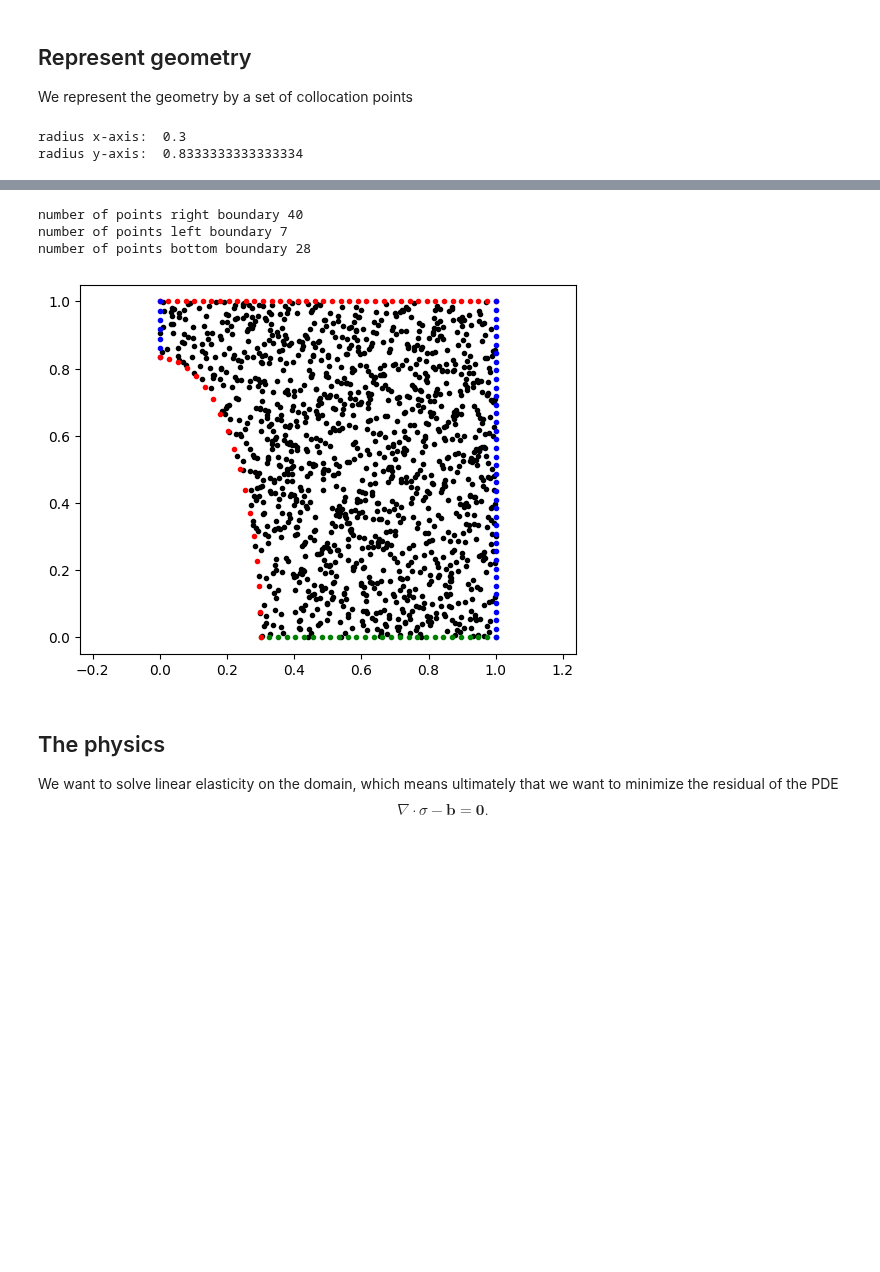
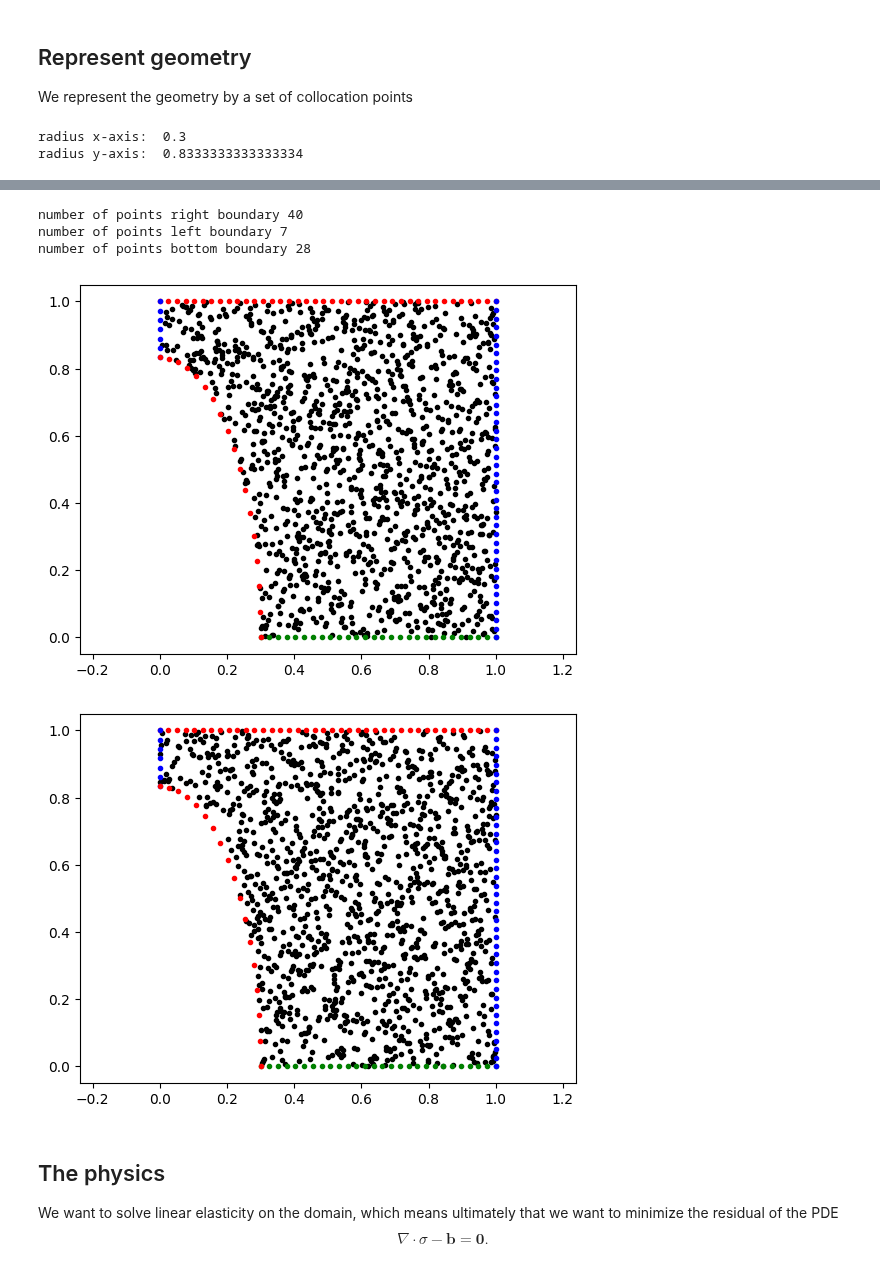
Before and after one commit to meyer-nils/numerical_examples, a Jupyter notebook: plate_hole_2d/ElliCHANGEDtorch.ipynb, the cells around one changed output, grey strips where cells are left out. Cells and saved outputs as stored; diff of their text form; code cells hidden in the pictures; blank space fills up the shorter version.

Commit message:
add test train split

```diff
--- a/plate_hole_2d/ElliCHANGEDtorch.ipynb
+++ b/plate_hole_2d/ElliCHANGEDtorch.ipynb
@@ -85,37 +85,41 @@ def set_boundaries(Re_x, Re_y, L, N):
     y_hole = torch.tensor(Re_y * np.sin(phi), requires_grad=True).float()
 
     #Frage an Nils: für was n_hole??
     n_hole = torch.tensor(np.stack([-np.cos(phi), -np.sin(phi)]).T).float()
 
     print("number of points right boundary", N)
     print("number of points left boundary", ceil(N*(1-Re_y)))
     print("number of points bottom boundary", ceil(N*(1-Re_x)))
-    return x_top, y_top, x_right, y_right, x_left, y_left, x_bottom, y_bottom, x_hole, y_hole, n_hole
+    return [x_top, y_top, x_right, y_right, x_left, y_left, x_bottom, y_bottom, x_hole, y_hole, n_hole]
 
 def plot_plate_with_hole(x_collo, y_collo,x_top, y_top, x_right, y_right, x_left, y_left, x_bottom, y_bottom, x_hole, y_hole):
     # Visualize geometry (Dirichlet blue, Neumann red)
     plt.plot(x_collo.detach(), y_collo.detach(), ".k")
     plt.plot(x_top.detach(), y_top.detach(), ".r")
     plt.plot(x_bottom, y_bottom, ".g")
     plt.plot(x_left, y_left, ".b")
     plt.plot(x_right, y_right, ".b")
     t = np.linspace(0, 0.5*pi, N)
     plt.plot(x_hole.detach(), y_hole.detach(), ".r")
     plt.axis("equal")
+    plt.show()
 
 Re_xnew, Re_ynew = create_ellipse(Re_x,SuAr, L)
 plot_quarter_elli(Re_xnew, Re_ynew)
-x_collo, y_collo = create_collocation_points(Re_xnew, Re_ynew, L, N)
+x_collo_train, y_collo_train = create_collocation_points(Re_xnew, Re_ynew, L, N)
+x_collo_test, y_collo_test = create_collocation_points(Re_xnew, Re_ynew, L, N)
 x_top, y_top, x_right, y_right, x_left, y_left, x_bottom, y_bottom, x_hole, y_hole, n_hole = set_boundaries(Re_xnew, Re_ynew, L, N)
-plot_plate_with_hole(x_collo, y_collo, x_top, y_top, x_right, y_right, x_left, y_left, x_bottom, y_bottom, x_hole, y_hole)
+plot_plate_with_hole(x_collo_train, y_collo_train, x_top, y_top, x_right, y_right, x_left, y_left, x_bottom, y_bottom, x_hole, y_hole)
+plot_plate_with_hole(x_collo_test, y_collo_test, x_top, y_top, x_right, y_right, x_left, y_left, x_bottom, y_bottom, x_hole, y_hole)
 # %% [output]
 radius x-axis:  0.3
 radius y-axis:  0.8333333333333334
 [figure]
 number of points right boundary 40
 number of points left boundary 7
 number of points bottom boundary 28
-[figure, old version]
+[figure, new version]
+[figure, added]
 # %%
 class Net(torch.nn.Module):
     def __init__(self):
```
Also changed, not shown: parts of 4 cells of this notebook.
